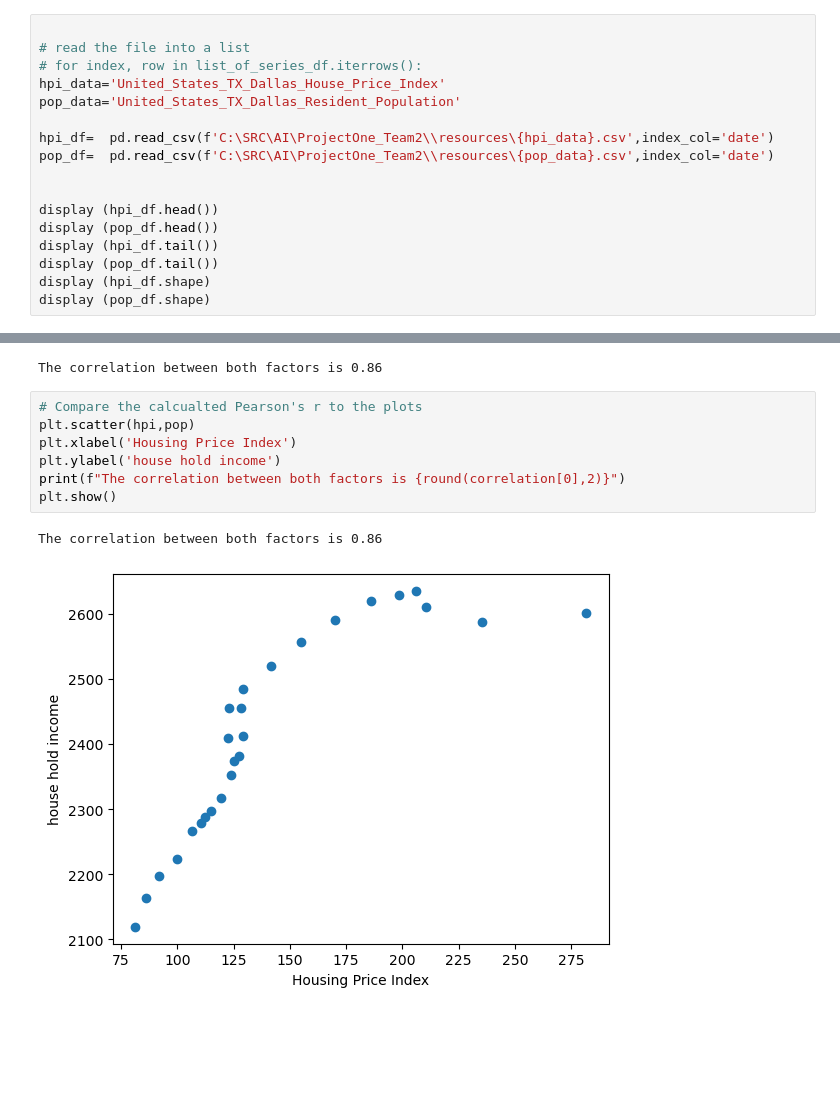
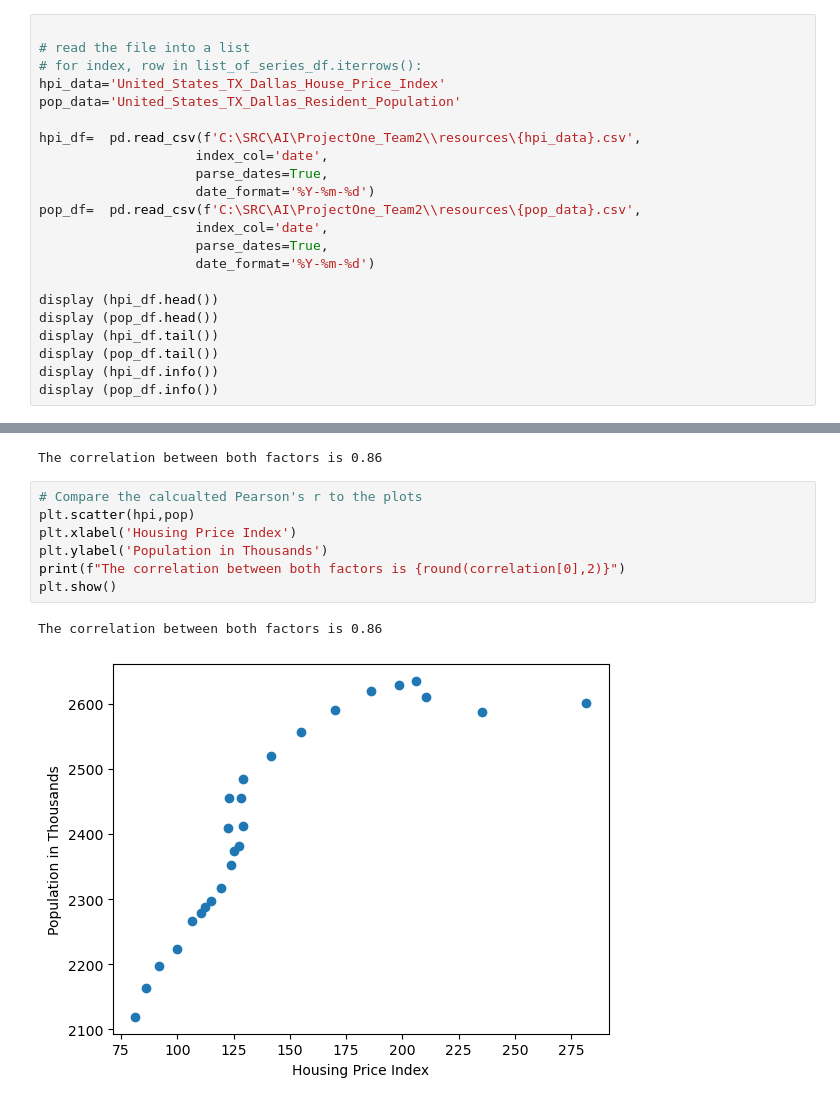
Before and after one commit to ehxewri/ProjectOne_Team2, a Jupyter notebook: Frank_playground/Fred_dallas_hpi_pop_cor.ipynb, the cells around one changed output, grey strips where cells are left out. Drawn from its saved outputs; the diff is of its cells as text; blank space fills up the shorter version.

```diff
--- a/Frank_playground/Fred_dallas_hpi_pop_cor.ipynb
+++ b/Frank_playground/Fred_dallas_hpi_pop_cor.ipynb
@@ -29,16 +26,21 @@ display (list_of_series_df)
 hpi_data='United_States_TX_Dallas_House_Price_Index'
 pop_data='United_States_TX_Dallas_Resident_Population'
 
-hpi_df=  pd.read_csv(f'C:\SRC\AI\ProjectOne_Team2\\resources\{hpi_data}.csv',index_col='date')
-pop_df=  pd.read_csv(f'C:\SRC\AI\ProjectOne_Team2\\resources\{pop_data}.csv',index_col='date')
-
+hpi_df=  pd.read_csv(f'C:\SRC\AI\ProjectOne_Team2\\resources\{hpi_data}.csv',
+                    index_col='date',
+                    parse_dates=True,
+                    date_format='%Y-%m-%d')
+pop_df=  pd.read_csv(f'C:\SRC\AI\ProjectOne_Team2\\resources\{pop_data}.csv',
+                    index_col='date',
+                    parse_dates=True,
+                    date_format='%Y-%m-%d')
 
 display (hpi_df.head())
 display (pop_df.head())
 display (hpi_df.tail())
 display (pop_df.tail())
-display (hpi_df.shape)
-display (pop_df.shape)
+display (hpi_df.info())
+display (pop_df.info())
 # %% [output]
 |  | value |
 | date |  |
@@ -115,10 +133,10 @@ The correlation between both factors is 0.86
 # %%
 # Compare the calcualted Pearson's r to the plots
 plt.scatter(hpi,pop)
 plt.xlabel('Housing Price Index')
-plt.ylabel('house hold income')
+plt.ylabel('Population in Thousands')
 print(f"The correlation between both factors is {round(correlation[0],2)}")
 plt.show()
 # %% [output]
 The correlation between both factors is 0.86
-[figure, old version]
+[figure, new version]
```
Also changed, not shown: parts of 3 cells of this notebook, 7 other files.
